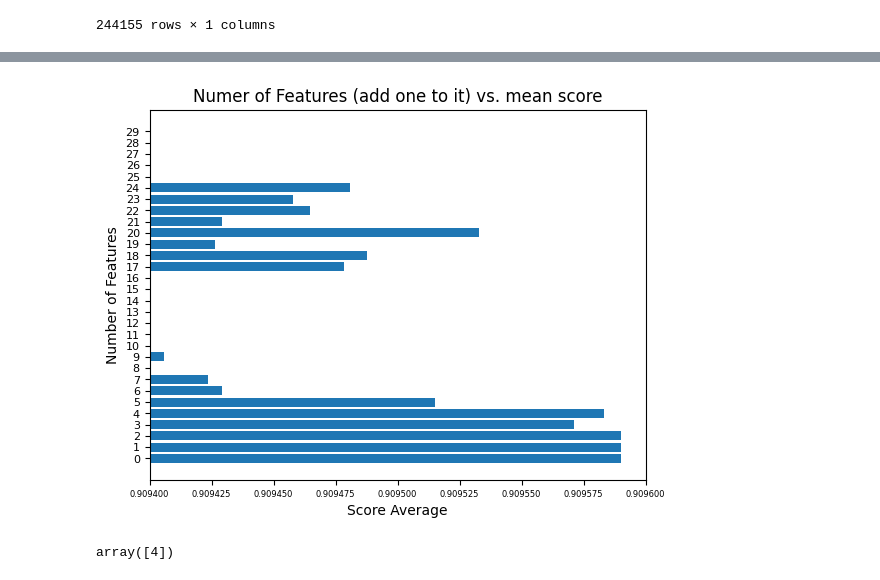
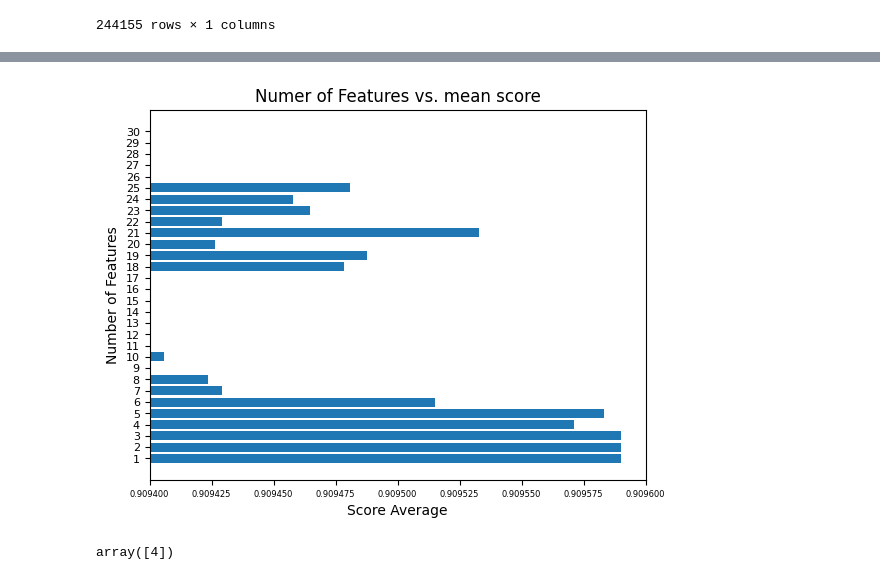
Before and after one commit to Jay-D13/IFT6758-A5-NHL, a Jupyter notebook: notebooks/Milestone2/5 - Advanced models.ipynb, the cells around one changed output, grey strips where cells are left out. Drawn from its saved outputs; the diff is of its cells as text; code cells hidden in the pictures.

```diff
--- a/notebooks/Milestone2/5 - Advanced models.ipynb
+++ b/notebooks/Milestone2/5 - Advanced models.ipynb
@@ -92,14 +120,14 @@ scores = modele.featScores['mean_test_score']
 # %%
-plt.barh(range(len(scores)), scores)
+plt.barh(range(1, len(scores)+1), scores)
 plt.xlim(0.9094, .9096)
-plt.yticks(range(len(scores)), range(len(scores)), fontsize = 8)
+plt.yticks(range(1, len(scores)+1), range(1, len(scores)+1), fontsize = 8)
 plt.xticks(fontsize = 6)
 plt.xlabel('Score Average')
 plt.ylabel('Number of Features')
-plt.title('Numer of Features (add one to it) vs. mean score')
+plt.title('Numer of Features vs. mean score')
 plt.show()
 # %% [output]
-[figure, old version]
+[figure, new version]
 # %%
 modele.selectedFeatures
 # %% [output]
```
Also changed, not shown: parts of 27 cells of this notebook, 2 other files.
